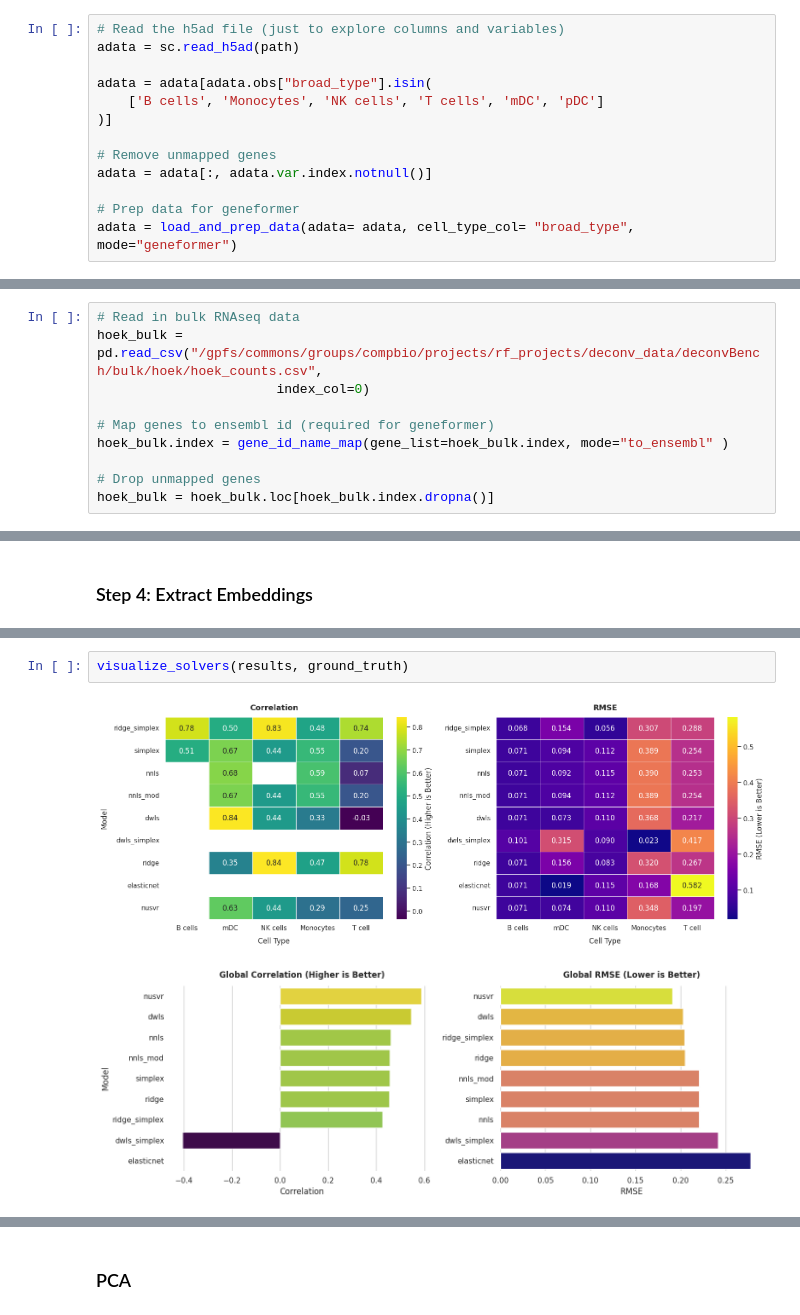
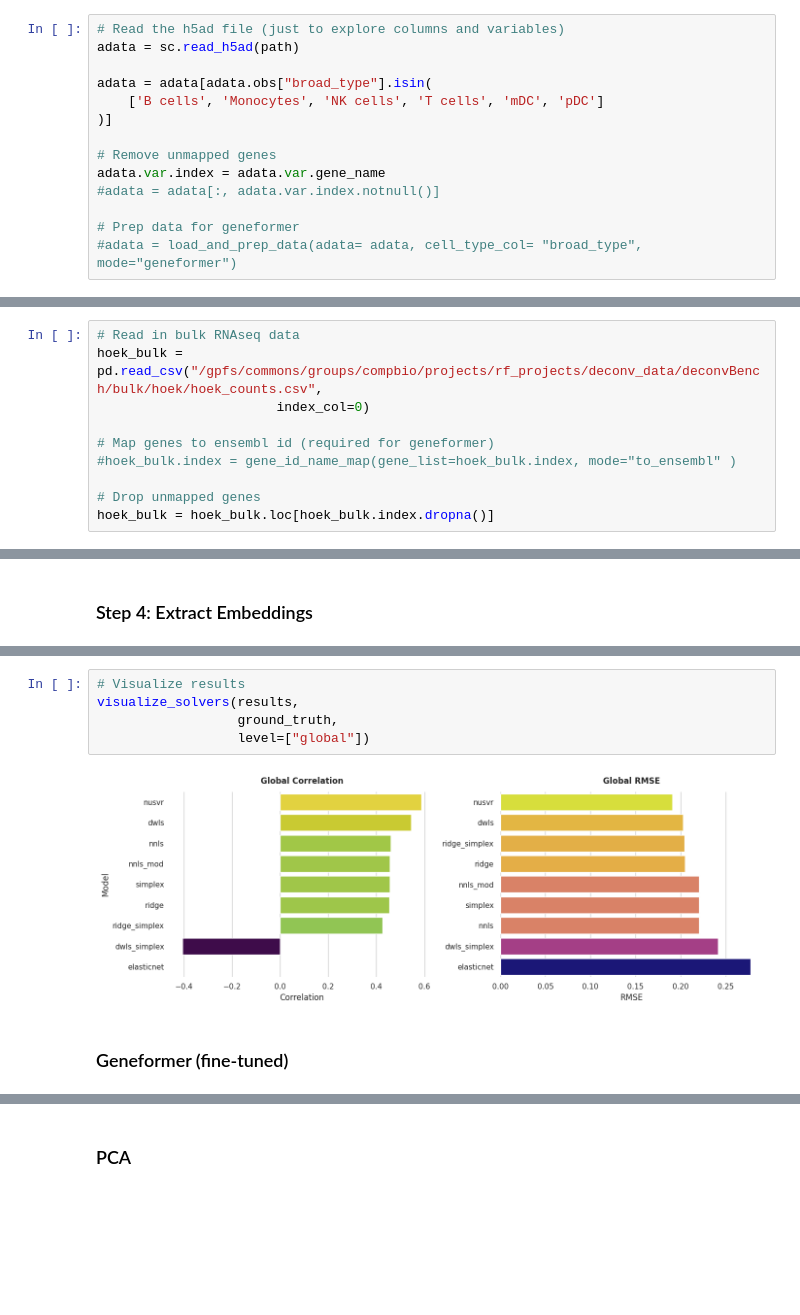
Before and after one commit to Eastmanmd/DECONVersation, a Jupyter notebook: tutorials/extracting_embeddings_from_bulk_all_solvers.ipynb, the cells around one changed output, grey strips where cells are left out. Drawn from its saved outputs; the diff is of its cells as text; blank space fills up the shorter version.

```diff
--- a/tutorials/extracting_embeddings_from_bulk_all_solvers.ipynb
+++ b/tutorials/extracting_embeddings_from_bulk_all_solvers.ipynb
@@ -29,7 +29,8 @@ adata = adata[adata.obs["broad_type"].isin(
 )]
 
 # Remove unmapped genes
-adata = adata[:, adata.var.index.notnull()]
+adata.var.index = adata.var.gene_name
+#adata = adata[:, adata.var.index.notnull()]
 
 # Prep data for geneformer
-adata = load_and_prep_data(adata= adata, cell_type_col= "broad_type", mode="geneformer")
+#adata = load_and_prep_data(adata= adata, cell_type_col= "broad_type", mode="geneformer")
@@ -41,7 +48,7 @@ hoek_bulk = pd.read_csv("/gpfs/commons/groups/compbio/projects/rf_projects/decon
                        index_col=0)
 
 # Map genes to ensembl id (required for geneformer)
-hoek_bulk.index = gene_id_name_map(gene_list=hoek_bulk.index, mode="to_ensembl" )
+#hoek_bulk.index = gene_id_name_map(gene_list=hoek_bulk.index, mode="to_ensembl" )
 
 # Drop unmapped genes
 hoek_bulk = hoek_bulk.loc[hoek_bulk.index.dropna()]
@@ -193,5 +145,9 @@ Running deconvolution...
 # %%
-visualize_solvers(results, ground_truth)
+# Visualize results
+visualize_solvers(results,
+                  ground_truth,
+                  level=["global"])
 # %% [output]
-[figure, old version]
+[figure, new version]
-[figure, removed]
+# %% [markdown]
+### Geneformer (fine-tuned)
```
Also changed, not shown: parts of 37 cells of this notebook.
